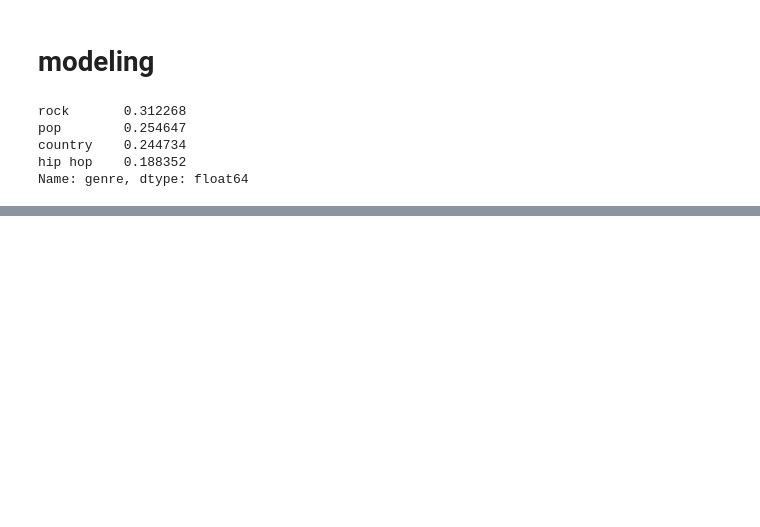
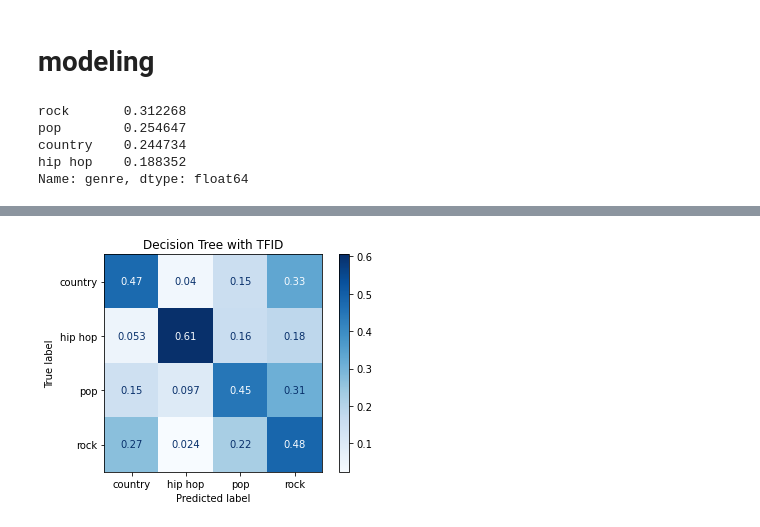
Before and after one commit to meghana-pakala/capstone, a Jupyter notebook: capstone.ipynb, the cells around one changed output, grey strips where cells are left out. Saved outputs shown, nothing was run; the diff lists cells and outputs as text; code cells hidden in the pictures; blank space fills up the shorter version.

```diff
--- a/capstone.ipynb
+++ b/capstone.ipynb
@@ -193,0 +222,5 @@ vector_df
+# %%
+ConfusionMatrixDisplay.from_estimator(pipe_tfid_dtc, X_test, y_test, cmap="Blues", normalize='true')
+plt.title("Decision Tree with TFID");
+# %% [output]
+[figure, added]
```
Also changed, not shown: parts of 24 cells of this notebook.
